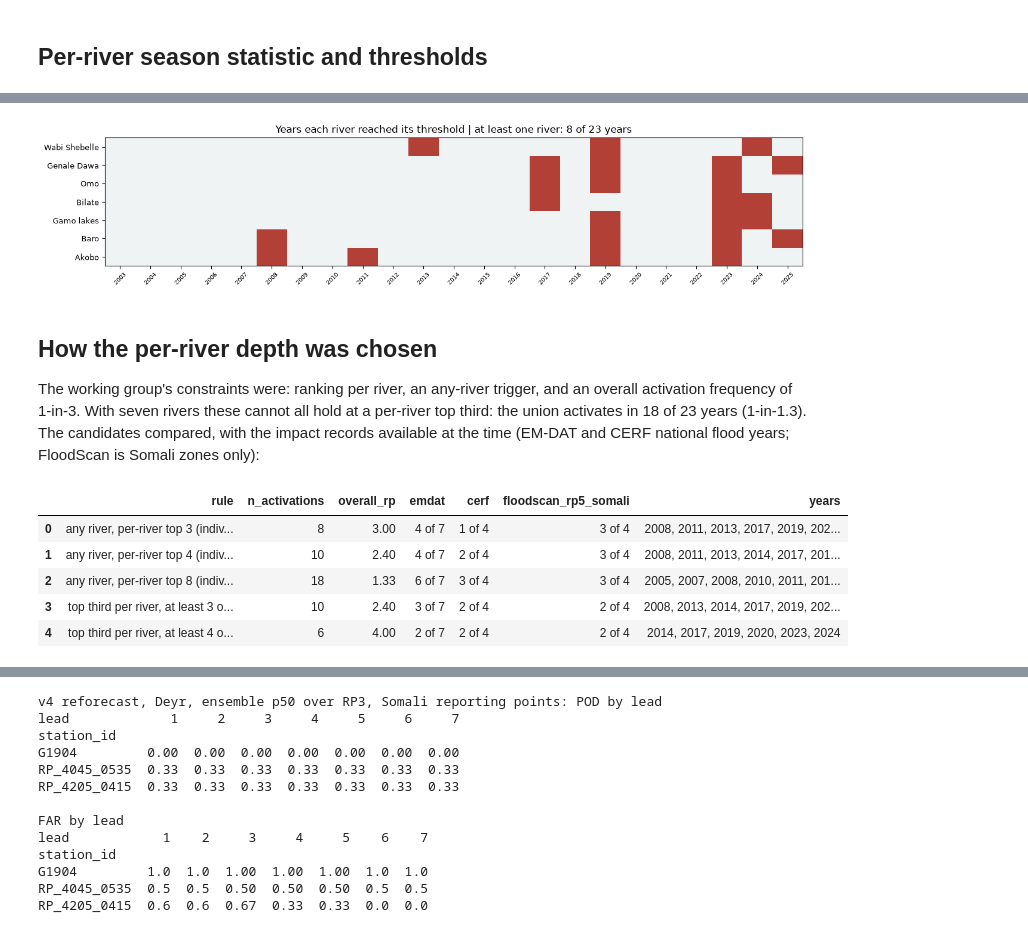
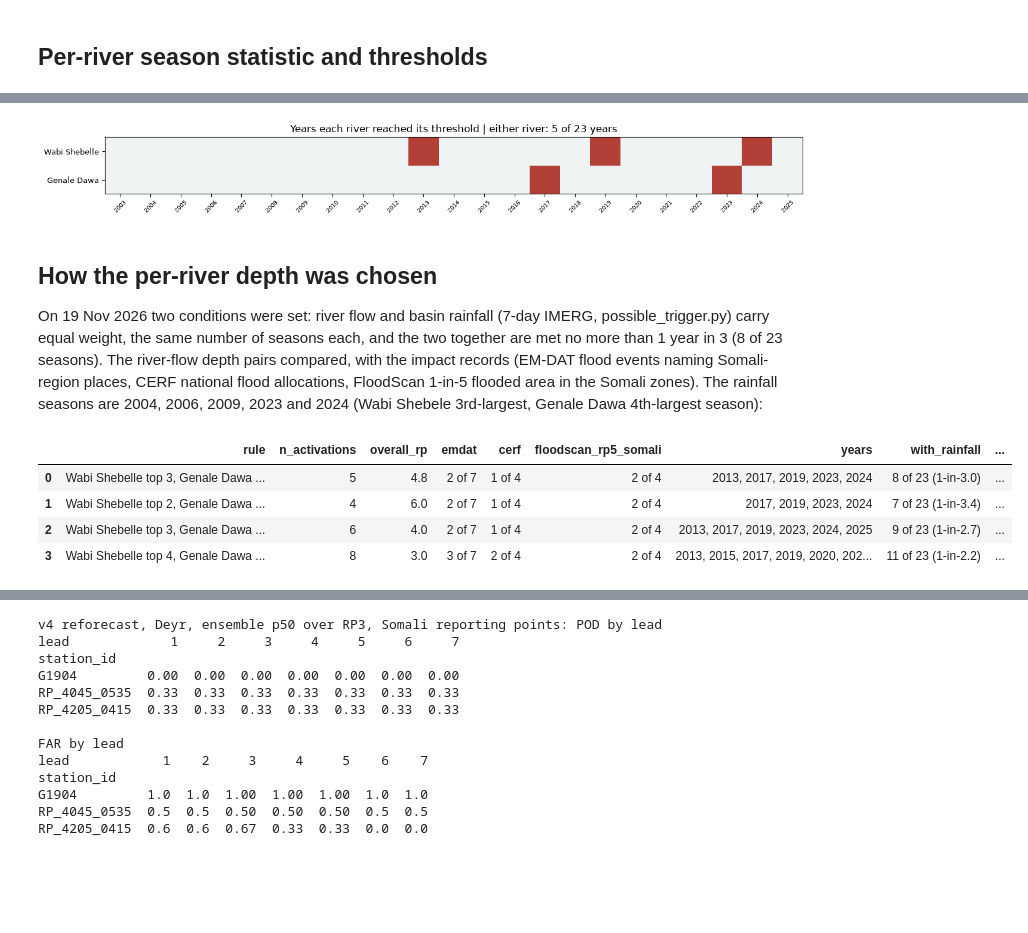
Before and after one commit to OCHA-DAP/ds-aa-eth-flooding, a Jupyter notebook: analysis/04_ond_trigger_design.ipynb, the cells around one changed output, grey strips where cells are left out. Cells and saved outputs as stored; diff of their text form; code cells hidden in the pictures; blank space fills up the shorter version.

```diff
--- a/analysis/04_ond_trigger_design.ipynb
+++ b/analysis/04_ond_trigger_design.ipynb
@@ -52,15 +50,13 @@ PROJECT_PREFIX = "ds-aa-eth-flooding"
 OND = [10, 11, 12]
 YEARS = list(range(2003, 2026))
 N_YEARS = len(YEARS)
-TOP_N = 3  # per-river depth; chosen so the any-river union is 1-in-3 overall
+TOP_N = {"Wabi Shebelle": 3, "Genale Dawa": 2}  # per-river depth (19 Nov 2026): rivers 5 seasons and basin rainfall 5 seasons, together 1-in-3
 
 RIVER_OF = {
     "station_1": "Wabi Shebelle", "station_2": "Wabi Shebelle", "station_3": "Wabi Shebelle",
     "station_4": "Wabi Shebelle", "G1904": "Wabi Shebelle",
     "RP_4045_0535": "Genale Dawa", "RP_4205_0415": "Genale Dawa",
     "station_5": "Genale Dawa", "dawa_1": "Genale Dawa",
-    "omo_1": "Omo", "bilate_1": "Bilate", "gamo_1": "Gamo lakes",
-    "baro_1": "Baro", "akobo_1": "Akobo",
 }
-RIVERS = ["Wabi Shebelle", "Genale Dawa", "Omo", "Bilate", "Gamo lakes", "Baro", "Akobo"]
+RIVERS = ["Wabi Shebelle", "Genale Dawa"]
 # %% [markdown]
@@ -81,5 +77,6 @@ rean["date"] = rean["valid_time"] - pd.Timedelta(days=1)
 rean = rean.sort_values("valid_time").drop_duplicates(["station_id", "date"], keep="last")
 ond = rean[rean["date"].dt.month.isin(OND) & rean["date"].dt.year.isin(YEARS)]
 daily = ond.pivot_table(index="date", columns="station_id", values="discharge")
+daily = daily[[s for s in daily.columns if s in RIVER_OF]]
 print(daily.shape, "|", sorted(daily.columns))
 # %% [output]
@@ -96,27 +93,27 @@ river_stat = pd.DataFrame({
     for r in RIVERS
 })
 
-# start at the top-3 depth, then lower each river's ratio to also catch
+# start at each river's chosen depth, then lower its ratio to also catch
 # lower-ranked seasons that are already overall activation years; stop at the
 # first season outside the union, so no river can bring a new year in and the
 # overall activation years are unchanged by construction (adjusted 30 Sep 2026)
-ratio_top3 = river_stat.apply(lambda col: col.sort_values(ascending=False).iloc[TOP_N - 1])
+ratio_top3 = pd.Series({r: river_stat[r].sort_values(ascending=False).iloc[TOP_N[r] - 1] for r in RIVERS})
 active_top3 = river_stat.ge(ratio_top3, axis=1)
 union_top3 = set(active_top3.index[active_top3.any(axis=1)])
 adj = {}
 for r in RIVERS:
     ranked = river_stat[r].sort_values(ascending=False)
-    keep = list(ranked.index[:TOP_N])
-    for y in ranked.index[TOP_N:]:
+    keep = list(ranked.index[:TOP_N[r]])
+    for y in ranked.index[TOP_N[r]:]:
         if y not in union_top3:
             break
         keep.append(y)
     adj[r] = ranked.loc[keep].min()
 ratio_star = pd.Series(adj)[RIVERS]
 
-comp = pd.DataFrame({"top3_ratio": ratio_top3, "adjusted_ratio": ratio_star}).round(3)
+comp = pd.DataFrame({"depth_ratio": ratio_top3, "adjusted_ratio": ratio_star}).round(3)
 comp["seasons_kept"] = [int(river_stat[r].ge(ratio_star[r]).sum()) for r in RIVERS]
-print("threshold ratio per river (3rd-largest, lowered within the union years):")
+print("threshold ratio per river (chosen depth, lowered within the union years):")
 print(comp.to_string())
 
 levels = pd.DataFrame({
@@ -153,7 +140,7 @@ Akobo               1.291           1.290             4
 | station_3 | Wabi Shebelle | 988.700012 | 1213.099976 |
 | station_4 | Wabi Shebelle | 988.500000 | 1212.900024 |
 # %%
-fig, ax = plt.subplots(figsize=(13, 3.2))
+fig, ax = plt.subplots(figsize=(13, 1.9))
 im = ax.imshow(river_stat.T.values, cmap="Blues", aspect="auto",
                vmin=0, vmax=float(river_stat.max().max()))
 for i, r in enumerate(RIVERS):
@@ -221,54 +201,56 @@ per-river activation seasons:
 # %%
-fig, ax = plt.subplots(figsize=(13, 3.0))
+fig, ax = plt.subplots(figsize=(13, 1.8))
 mat = active[RIVERS].T.values.astype(int)
 ax.imshow(mat, cmap=mcolors.ListedColormap(["#f0f3f3", "#B34036"]), aspect="auto", vmin=0, vmax=1)
 ax.set_xticks(range(N_YEARS)); ax.set_xticklabels(YEARS, fontsize=7, rotation=45)
 ax.set_yticks(range(len(RIVERS))); ax.set_yticklabels(RIVERS, fontsize=9)
-ax.set_title(f"Years each river reached its threshold | at least one river: {len(union_years)} of {N_YEARS} years")
+ax.set_title(f"Years each river reached its threshold | either river: {len(union_years)} of {N_YEARS} years")
 plt.tight_layout(); plt.show()
 # %% [output]
-[figure, old version]
+[figure, new version]
 # %% [markdown]
 ## How the per-river depth was chosen
 
-The working group's constraints were: ranking per river, an any-river trigger,
-and an overall activation frequency of 1-in-3. With seven rivers these cannot
-all hold at a per-river top third: the union activates in 18 of 23 years
-(1-in-1.3). The candidates compared, with the impact records available at the
-time (EM-DAT and CERF national flood years; FloodScan is Somali zones only):
+On 19 Nov 2026 two conditions were set: river flow and basin rainfall (7-day
+IMERG, possible_trigger.py) carry equal weight, the same number of seasons each,
+and the two together are met no more than 1 year in 3 (8 of 23 seasons). The
+river-flow depth pairs compared, with the impact records (EM-DAT flood events
+naming Somali-region places, CERF national flood allocations, FloodScan
+1-in-5 flooded area in the Somali zones). The rainfall seasons are 2004, 2006,
+2009, 2023 and 2024 (Wabi Shebele 3rd-largest, Genale Dawa 4th-largest season):
 # %%
 EMDAT_YEARS = {2006, 2007, 2008, 2011, 2015, 2019, 2023}
 CERF_YEARS = {2006, 2018, 2020, 2023}
 FS5_SOMALI = {2006, 2011, 2017, 2023}  # asserted against the rebuilt FloodScan RP5 years in the impact cell
 
 def option(tag, years):
     ys = set(years)
     return {
         "rule": tag, "n_activations": len(ys),
         "overall_rp": round((N_YEARS + 1) / len(ys), 2) if ys else np.inf,
         "emdat": f"{len(ys & EMDAT_YEARS)} of {len(EMDAT_YEARS)}",
         "cerf": f"{len(ys & CERF_YEARS)} of {len(CERF_YEARS)}",
         "floodscan_rp5_somali": f"{len(ys & FS5_SOMALI)} of {len(FS5_SOMALI)}",
         "years": ", ".join(str(y) for y in sorted(ys)),
     }
 
 opts = []
-for top_n in [3, 4, 8]:
-    thr_n = river_stat.apply(lambda col: col.sort_values(ascending=False).iloc[top_n - 1])
-    act_n = river_stat.ge(thr_n, axis=1)
-    opts.append(option(f"any river, per-river top {top_n} (indiv 1-in-{(N_YEARS + 1) / top_n:.0f})",
-                       act_n.index[act_n.any(axis=1)].tolist()))
-thr8 = river_stat.apply(lambda col: col.sort_values(ascending=False).iloc[7])
-act8 = river_stat.ge(thr8, axis=1)
-for k in [3, 4]:
-    opts.append(option(f"top third per river, at least {k} of 7 rivers together",
-                       act8.index[act8.sum(axis=1) >= k].tolist()))
+RAIN_YEARS = {2004, 2006, 2009, 2023, 2024}  # possible_trigger.py action seasons at the adopted ranks
+for ws_n, gd_n, note in [(3, 2, "adopted"), (2, 2, ""), (3, 4, "top 3 rule on these two rivers"),
+                         (4, 5, "rivers alone 1-in-3 (18 Nov 2026)")]:
+    thr = pd.Series({"Wabi Shebelle": river_stat["Wabi Shebelle"].sort_values(ascending=False).iloc[ws_n - 1],
+                     "Genale Dawa": river_stat["Genale Dawa"].sort_values(ascending=False).iloc[gd_n - 1]})
+    act_n = river_stat.ge(thr, axis=1)
+    o = option(f"Wabi Shebelle top {ws_n}, Genale Dawa top {gd_n}", act_n.index[act_n.any(axis=1)].tolist())
+    both = set(act_n.index[act_n.any(axis=1)]) | RAIN_YEARS
+    o["with_rainfall"] = f"{len(both)} of {N_YEARS} (1-in-{(N_YEARS + 1) / len(both):.1f})"
+    o["note"] = note
+    opts.append(o)
 pd.DataFrame(opts)
 # %% [output]
-|  | rule | n_activations | overall_rp | emdat | cerf | floodscan_rp5_somali | years |
-| 0 | any river, per-river top 3 (indiv... | 8 | 3.00 | 4 of 7 | 1 of 4 | 3 of 4 | 2008, 2011, 2013, 2017, 2019, 202... |
-| 1 | any river, per-river top 4 (indiv... | 10 | 2.40 | 4 of 7 | 2 of 4 | 3 of 4 | 2008, 2011, 2013, 2014, 2017, 201... |
-| 2 | any river, per-river top 8 (indiv... | 18 | 1.33 | 6 of 7 | 3 of 4 | 3 of 4 | 2005, 2007, 2008, 2010, 2011, 201... |
-| 3 | top third per river, at least 3 o... | 10 | 2.40 | 3 of 7 | 2 of 4 | 2 of 4 | 2008, 2013, 2014, 2017, 2019, 202... |
-| 4 | top third per river, at least 4 o... | 6 | 4.00 | 2 of 7 | 2 of 4 | 2 of 4 | 2014, 2017, 2019, 2020, 2023, 2024 |
+|  | rule | n_activations | overall_rp | emdat | cerf | floodscan_rp5_somali | years | with_rainfall | ... |
+| 0 | Wabi Shebelle top 3, Genale Dawa ... | 5 | 4.8 | 2 of 7 | 1 of 4 | 2 of 4 | 2013, 2017, 2019, 2023, 2024 | 8 of 23 (1-in-3.0) | ... |
+| 1 | Wabi Shebelle top 2, Genale Dawa ... | 4 | 6.0 | 2 of 7 | 1 of 4 | 2 of 4 | 2017, 2019, 2023, 2024 | 7 of 23 (1-in-3.4) | ... |
+| 2 | Wabi Shebelle top 3, Genale Dawa ... | 6 | 4.0 | 2 of 7 | 1 of 4 | 2 of 4 | 2013, 2017, 2019, 2023, 2024, 2025 | 9 of 23 (1-in-2.7) | ... |
+| 3 | Wabi Shebelle top 4, Genale Dawa ... | 8 | 3.0 | 3 of 7 | 2 of 4 | 2 of 4 | 2013, 2015, 2017, 2019, 2020, 202... | 11 of 23 (1-in-2.2) | ... |
 # %% [markdown]
```
Also changed, not shown: parts of 10 cells of this notebook, 16 other files.
